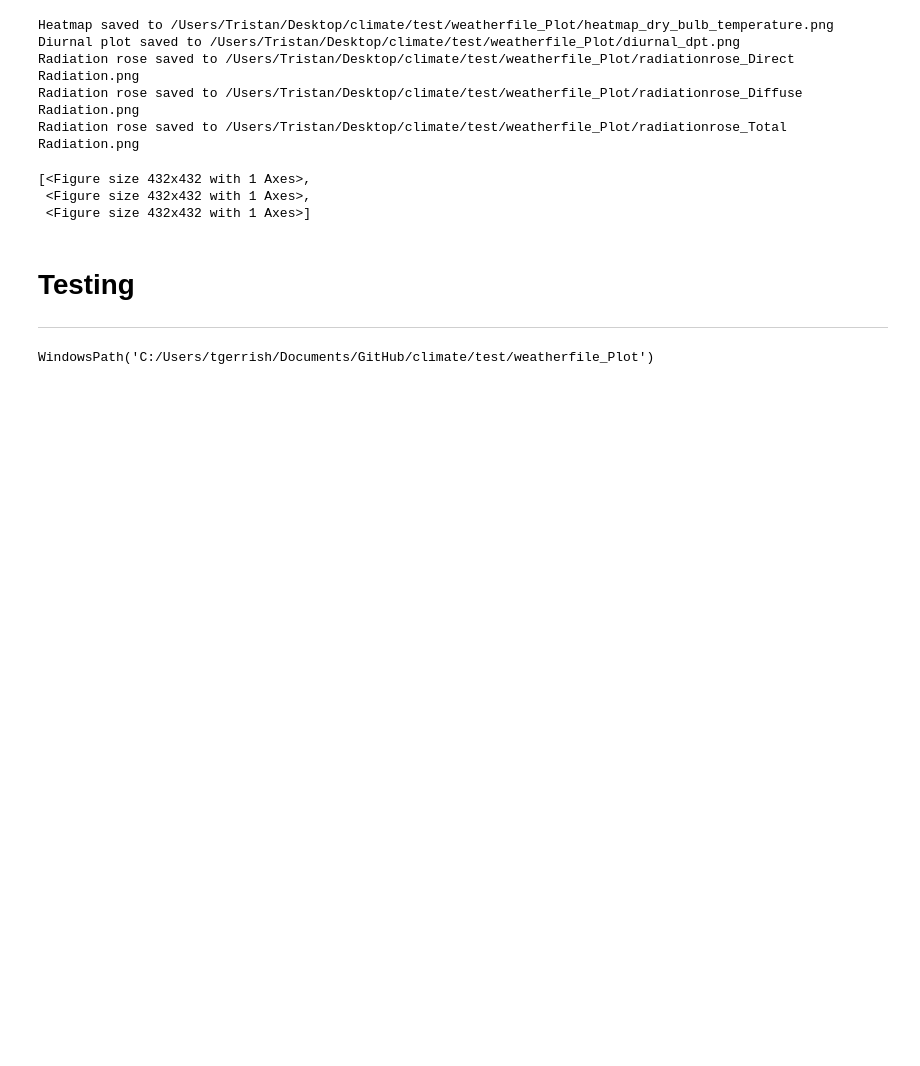
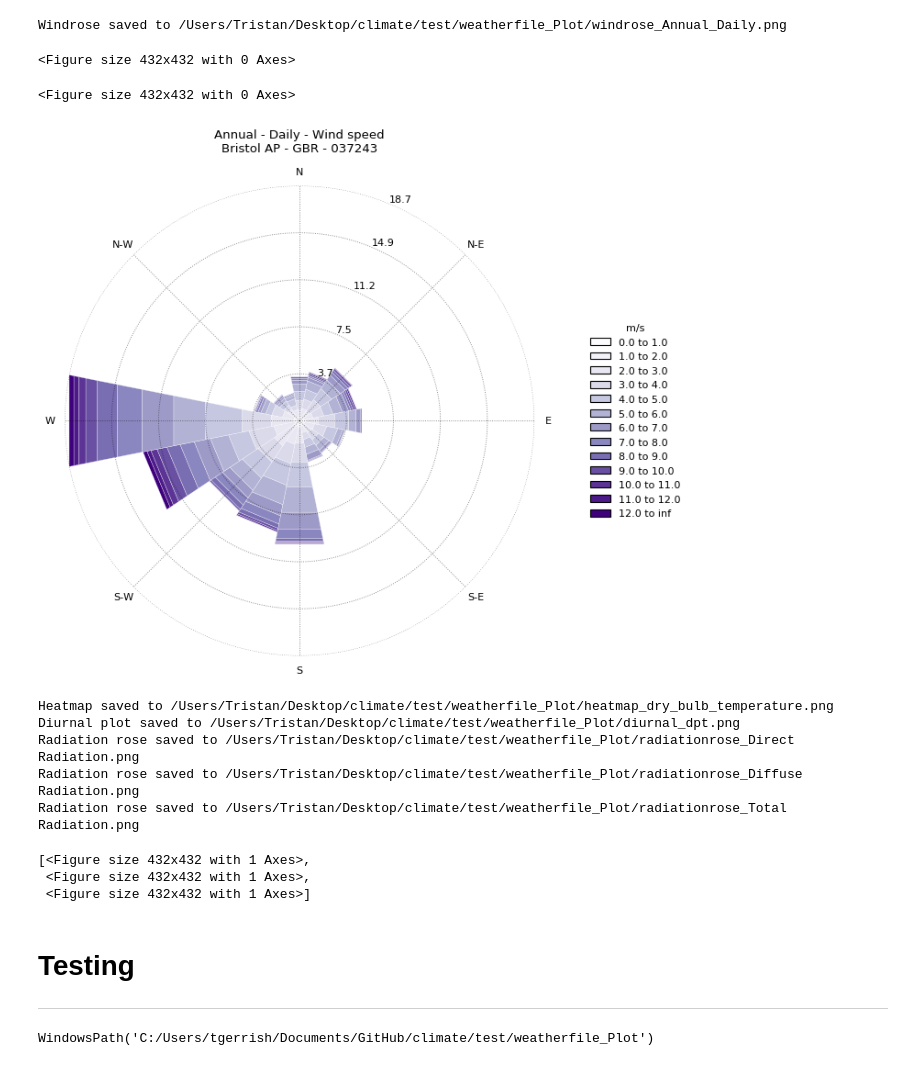
Before and after one commit to cycle13/climate, a Jupyter notebook: test.ipynb, the cells around one changed output. Saved outputs shown, nothing was run; the diff lists cells and outputs as text; code cells hidden in the pictures; blank space fills up the shorter version.

```diff
--- a/test.ipynb
+++ b/test.ipynb
@@ -26,3 +13,10 @@ Radiation rose saved to /Users/Tristan/Desktop/climate/test/weatherfile_Plot/rad
+# %%
+weather.plot_windrose(close=False, save=True)
+# %% [output]
+Windrose saved to /Users/Tristan/Desktop/climate/test/weatherfile_Plot/windrose_Annual_Daily.png
+<Figure size 432x432 with 0 Axes>
+<Figure size 432x432 with 0 Axes>
+[figure, added]
 # %%
 weather.plot_heatmap("dry_bulb_temperature", cmap="RdBu", close=True, save=True)
 weather.plot_diurnal(dew_point=True, close=True, save=True)
```
Also changed, not shown: parts of 2 cells of this notebook, 3 other files.
